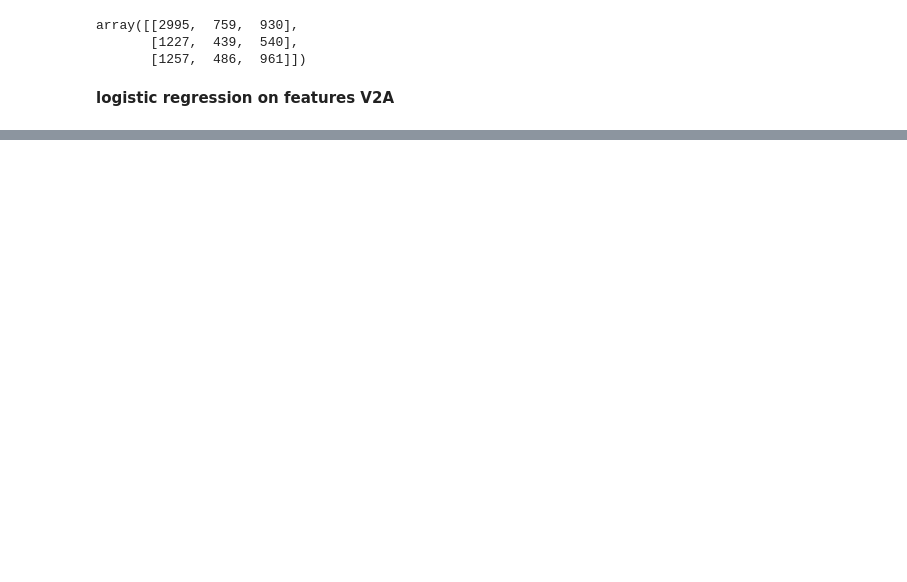
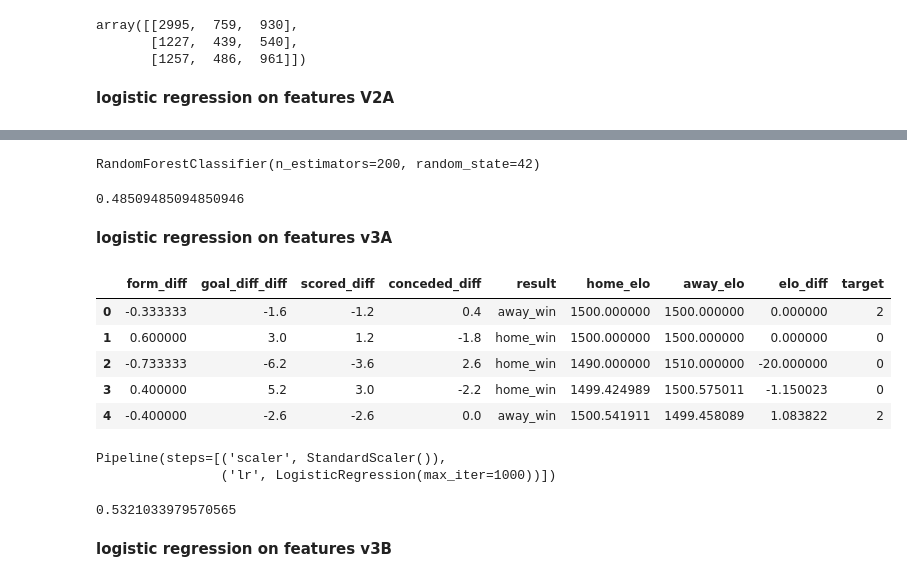
Before and after one commit to Sharon643/World-cup-predictor, a Jupyter notebook: models/model_training.ipynb, the cells around one changed output, grey strips where cells are left out. Drawn from its saved outputs; the diff is of its cells as text; code cells hidden in the pictures; blank space fills up the shorter version.

Commit message:
tried to improve model accuracy

```diff
--- a/models/model_training.ipynb
+++ b/models/model_training.ipynb
@@ -141,0 +331,4 @@ array([[2995,  759,  930],
+# %%
+rf.fit(X_train,y_train)
+# %% [output]
+RandomForestClassifier(n_estimators=200, random_state=42)
@@ -141,0 +337,17 @@ array([[2995,  759,  930],
+# %%
+print(accuracy_score(y_test,pred))
+# %% [output]
+0.48509485094850946
+# %% [markdown]
+**logistic regression on features v3A**
+# %%
+df = pd.read_csv("../data/features_v3A.csv")
+# %%
+df.head()
+# %% [output]
+|  | form_diff | goal_diff_diff | scored_diff | conceded_diff | result | home_elo | away_elo | elo_diff | target |
+| 0 | -0.333333 | -1.6 | -1.2 | 0.4 | away_win | 1500.000000 | 1500.000000 | 0.000000 | 2 |
+| 1 | 0.600000 | 3.0 | 1.2 | -1.8 | home_win | 1500.000000 | 1500.000000 | 0.000000 | 0 |
+| 2 | -0.733333 | -6.2 | -3.6 | 2.6 | home_win | 1490.000000 | 1510.000000 | -20.000000 | 0 |
+| 3 | 0.400000 | 5.2 | 3.0 | -2.2 | home_win | 1499.424989 | 1500.575011 | -1.150023 | 0 |
+| 4 | -0.400000 | -2.6 | -2.6 | 0.0 | away_win | 1500.541911 | 1499.458089 | 1.083822 | 2 |
@@ -141,0 +370,14 @@ array([[2995,  759,  930],
+# %%
+from sklearn.pipeline import Pipeline
+from sklearn.preprocessing import StandardScaler
+from sklearn.linear_model import LogisticRegression
+
+model = Pipeline([
+    ("scaler", StandardScaler()),
+    ("lr", LogisticRegression(max_iter=1000))
+])
+
+model.fit(X_train, y_train)
+# %% [output]
+Pipeline(steps=[('scaler', StandardScaler()),
+                ('lr', LogisticRegression(max_iter=1000))])
@@ -141,0 +386,8 @@ array([[2995,  759,  930],
+# %%
+from sklearn.metrics import accuracy_score
+
+print(accuracy_score(y_test,pred))
+# %% [output]
+0.5321033979570565
+# %% [markdown]
+**logistic regression on features v3B**
```
Also changed, not shown: parts of 58 cells of this notebook, 6 other files.
